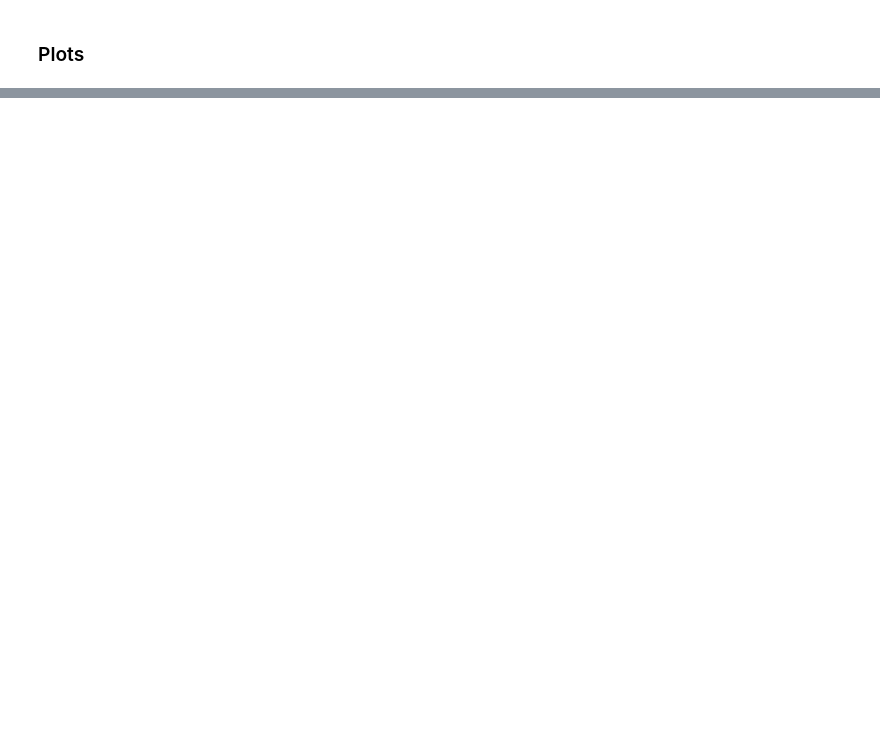
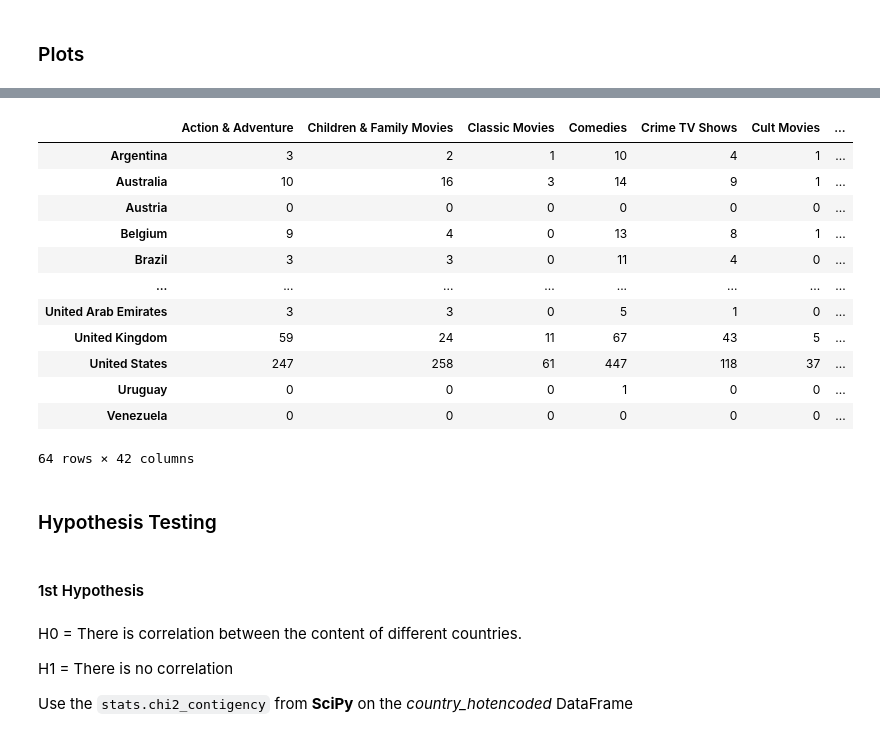
Before and after one commit to VictorLJay/Netflix-Analysis, a Jupyter notebook: your-project/Project 5 - Netflix Analysis.ipynb, the cells around one changed output, grey strips where cells are left out. Cells and saved outputs as stored; diff of their text form; code cells hidden in the pictures; blank space fills up the shorter version.

```diff
--- a/your-project/Project 5 - Netflix Analysis.ipynb
+++ b/your-project/Project 5 - Netflix Analysis.ipynb
@@ -9,3 +10,4 @@ import matplotlib.pyplot as plt
 # %%
 netflix = pd.read_csv("../data/netflix_cleandata.csv", index_col=0)
-country_genre_hotencoded = pd.read_csv("../data/country_genre_hotencoded.csv", index_col=0)
+country_hotencoded = pd.read_csv("../data/country_hotencoded.csv", index_col=0)
+genre_hotencoded = pd.read_csv("../data/genre_hotencoded.csv", index_col=0)
@@ -44,0 +57,26 @@ plt.show()
+# %%
+country_hotencoded
+# %% [output]
+|  | Action & Adventure | Children & Family Movies | Classic Movies | Comedies | Crime TV Shows | Cult Movies | ... |
+| Argentina | 3 | 2 | 1 | 10 | 4 | 1 | ... |
+| Australia | 10 | 16 | 3 | 14 | 9 | 1 | ... |
+| Austria | 0 | 0 | 0 | 0 | 0 | 0 | ... |
+| Belgium | 9 | 4 | 0 | 13 | 8 | 1 | ... |
+| Brazil | 3 | 3 | 0 | 11 | 4 | 0 | ... |
+| ... | ... | ... | ... | ... | ... | ... | ... |
+| United Arab Emirates | 3 | 3 | 0 | 5 | 1 | 0 | ... |
+| United Kingdom | 59 | 24 | 11 | 67 | 43 | 5 | ... |
+| United States | 247 | 258 | 61 | 447 | 118 | 37 | ... |
+| Uruguay | 0 | 0 | 0 | 1 | 0 | 0 | ... |
+| Venezuela | 0 | 0 | 0 | 0 | 0 | 0 | ... |
+64 rows × 42 columns
+# %% [markdown]
+### Hypothesis Testing
+# %% [markdown]
+#### 1st Hypothesis
+# %% [markdown]
+H0 = There is correlation between the content of different countries.
+
+H1 = There is no correlation
+
+Use the `stats.chi2_contigency` from **SciPy** on the *country_hotencoded* DataFrame
```
Also changed, not shown: parts of 10 cells of this notebook, 4 other files.
